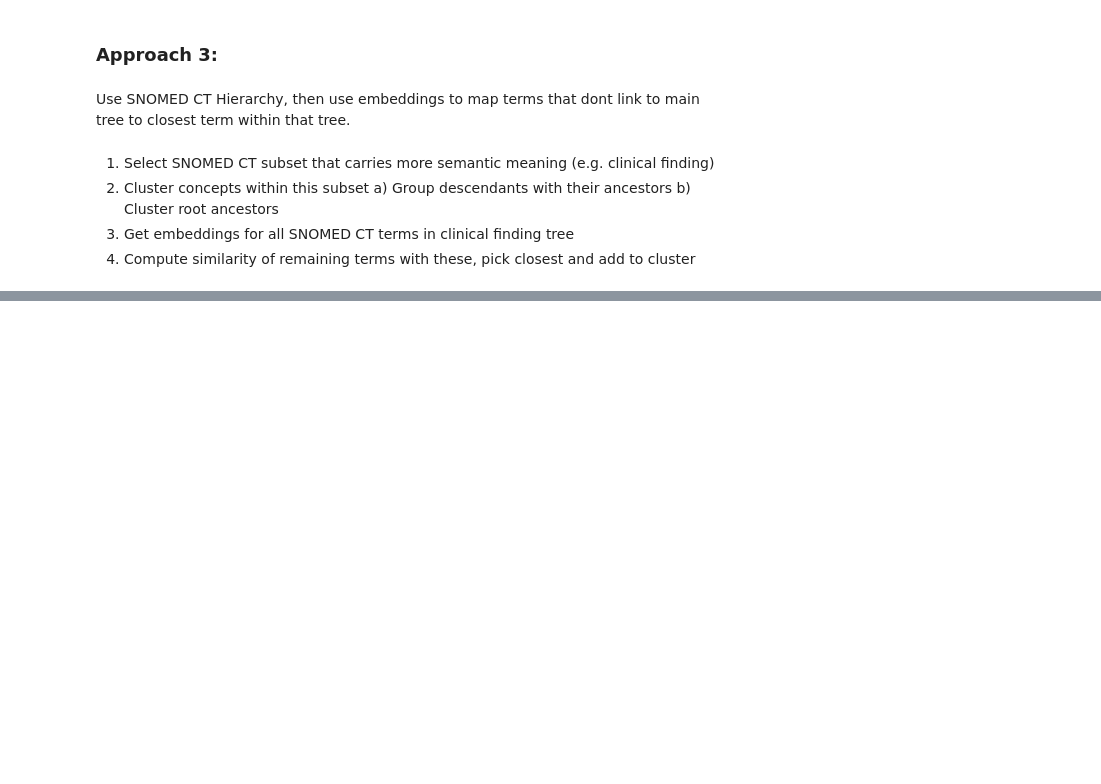
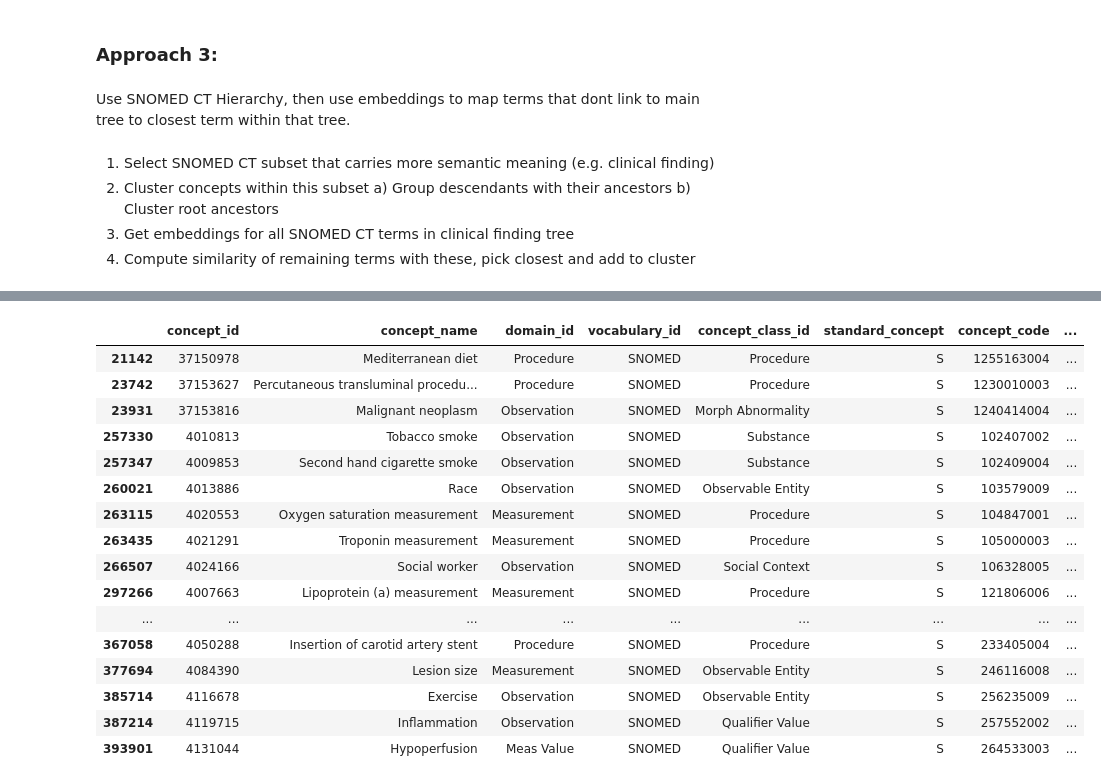
Before and after one commit to leof18/wise-dag, a Jupyter notebook: Combination of DAGs/clean_notebook_hierarchies.ipynb, the cells around one changed output, grey strips where cells are left out. Saved outputs shown, nothing was run; the diff lists cells and outputs as text; code cells hidden in the pictures; blank space fills up the shorter version.

```diff
--- a/Combination of DAGs/clean_notebook_hierarchies.ipynb
+++ b/Combination of DAGs/clean_notebook_hierarchies.ipynb
@@ -300,0 +319,20 @@ for other terms, first check if there is a different relationshiptype that links
+# %%
+concept_df[concept_df.concept_id.isin(my_terms)&~concept_df.concept_class_id.isin(['Clinical Finding','Disorder'])].head(20)
+# %% [output]
+|  | concept_id | concept_name | domain_id | vocabulary_id | concept_class_id | standard_concept | concept_code | ... |
+| 21142 | 37150978 | Mediterranean diet | Procedure | SNOMED | Procedure | S | 1255163004 | ... |
+| 23742 | 37153627 | Percutaneous transluminal procedu... | Procedure | SNOMED | Procedure | S | 1230010003 | ... |
+| 23931 | 37153816 | Malignant neoplasm | Observation | SNOMED | Morph Abnormality | S | 1240414004 | ... |
+| 257330 | 4010813 | Tobacco smoke | Observation | SNOMED | Substance | S | 102407002 | ... |
+| 257347 | 4009853 | Second hand cigarette smoke | Observation | SNOMED | Substance | S | 102409004 | ... |
+| 260021 | 4013886 | Race | Observation | SNOMED | Observable Entity | S | 103579009 | ... |
+| 263115 | 4020553 | Oxygen saturation measurement | Measurement | SNOMED | Procedure | S | 104847001 | ... |
+| 263435 | 4021291 | Troponin measurement | Measurement | SNOMED | Procedure | S | 105000003 | ... |
+| 266507 | 4024166 | Social worker | Observation | SNOMED | Social Context | S | 106328005 | ... |
+| 297266 | 4007663 | Lipoprotein (a) measurement | Measurement | SNOMED | Procedure | S | 121806006 | ... |
+| ... | ... | ... | ... | ... | ... | ... | ... | ... |
+| 367058 | 4050288 | Insertion of carotid artery stent | Procedure | SNOMED | Procedure | S | 233405004 | ... |
+| 377694 | 4084390 | Lesion size | Measurement | SNOMED | Observable Entity | S | 246116008 | ... |
+| 385714 | 4116678 | Exercise | Observation | SNOMED | Observable Entity | S | 256235009 | ... |
+| 387214 | 4119715 | Inflammation | Observation | SNOMED | Qualifier Value | S | 257552002 | ... |
+| 393901 | 4131044 | Hypoperfusion | Meas Value | SNOMED | Qualifier Value | S | 264533003 | ... |
```
Also changed, not shown: parts of 11 cells of this notebook, 2 other files.
